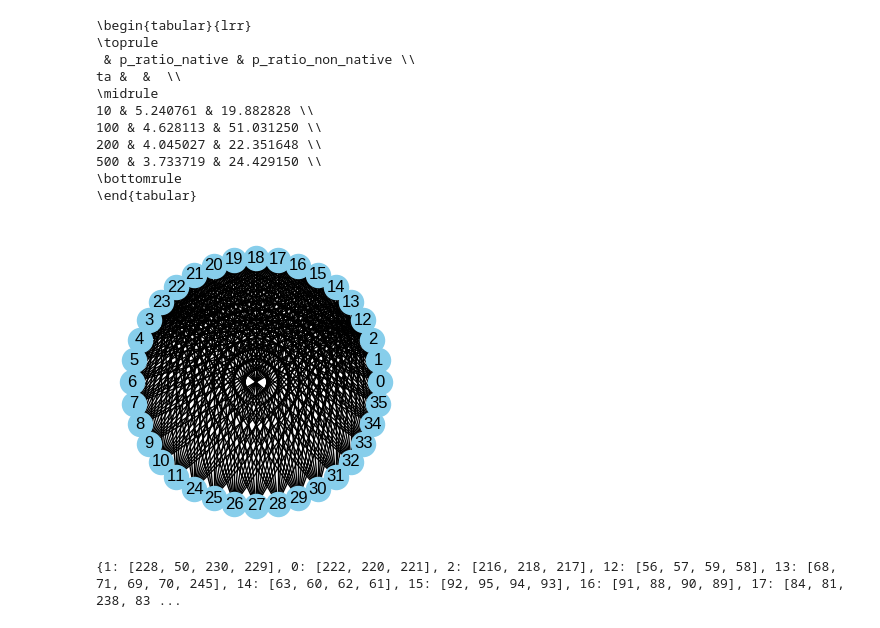
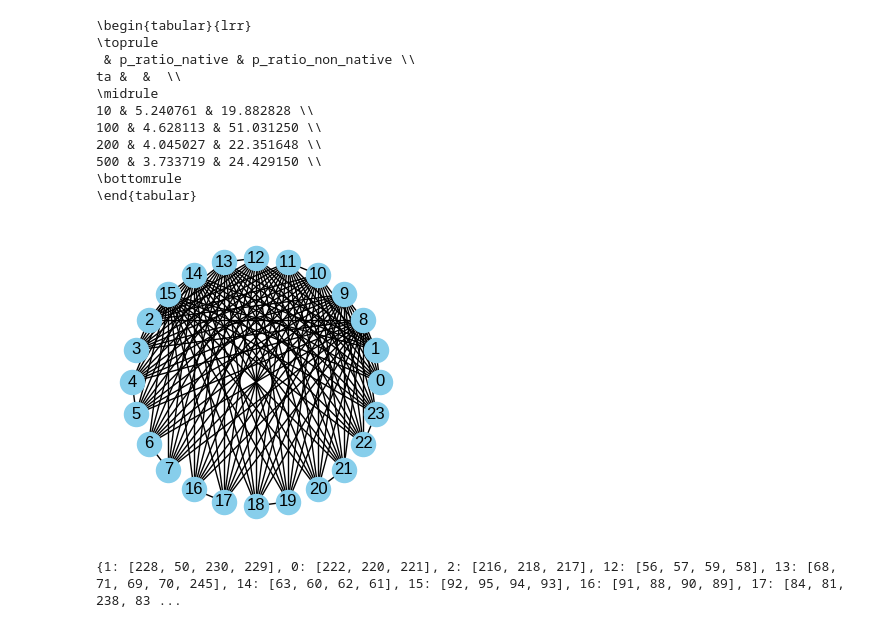
Before and after one commit to atg205/DWaveDynamics, a Jupyter notebook: notebooks/tests.ipynb, the cells around one changed output. Saved outputs shown, nothing was run; the diff lists cells and outputs as text; code cells hidden in the pictures.

Commit message:
update instance 4

```diff
--- a/notebooks/tests.ipynb
+++ b/notebooks/tests.ipynb
@@ -280,15 +280,15 @@ ta &  &  \\
 \end{tabular}
 # %%
 inst =instance.Instance(3)
-inst.create_instance(precision=3,number_time_points=3)
+inst.create_instance(precision=2,number_time_points=3)
 G = dimod.to_networkx_graph(inst.qubo)
 pos = nx.circular_layout(G)
 fig = plt.figure(figsize=(3, 3))
 fig.tight_layout()
-nx.draw(G, pos, with_labels=True, node_color='skyblue', edge_color='black')
+nx.draw(G,pos,with_labels=True, node_color='skyblue', edge_color='black')
 plt.savefig(f'../plots/system5_before_emb.pdf',bbox_inches='tight')
 # %% [output]
-[figure, old version]
+[figure, new version]
 # %%
 def visualize_embedding(bqm, target='pegasus', shape=None, embed=None):
     """
```
Also changed, not shown: parts of 1 cell of this notebook, 23 other files.
